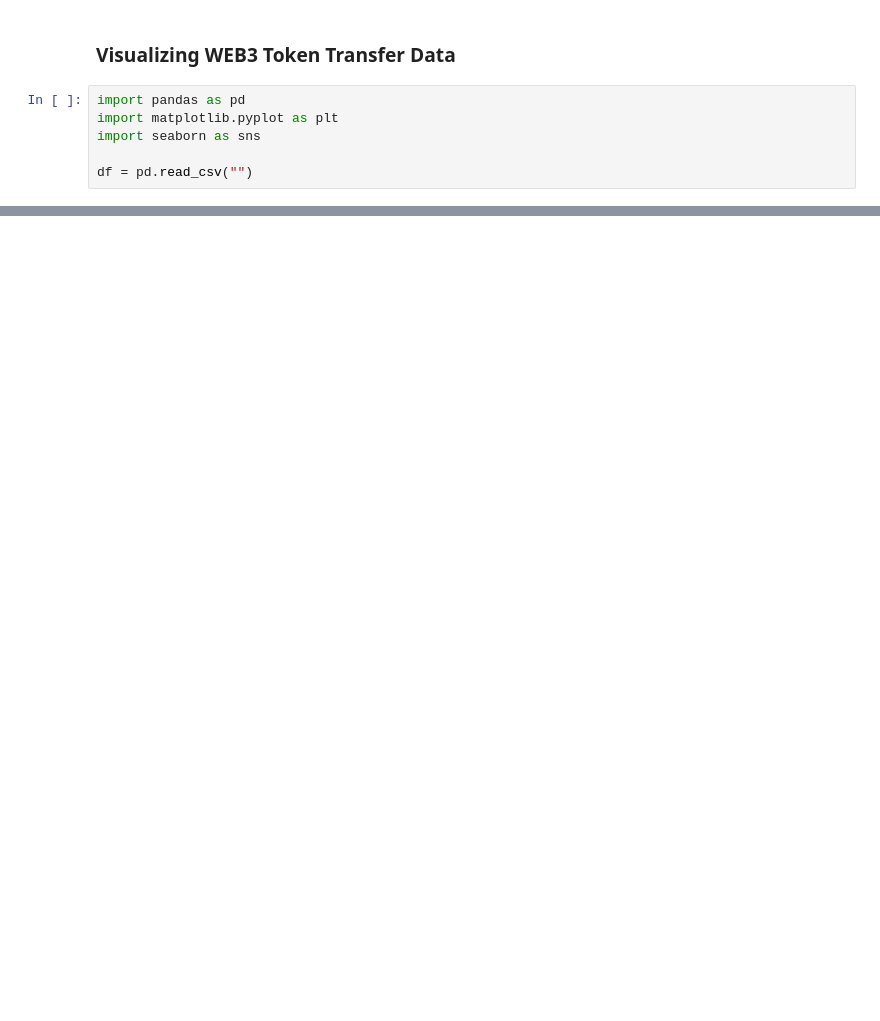
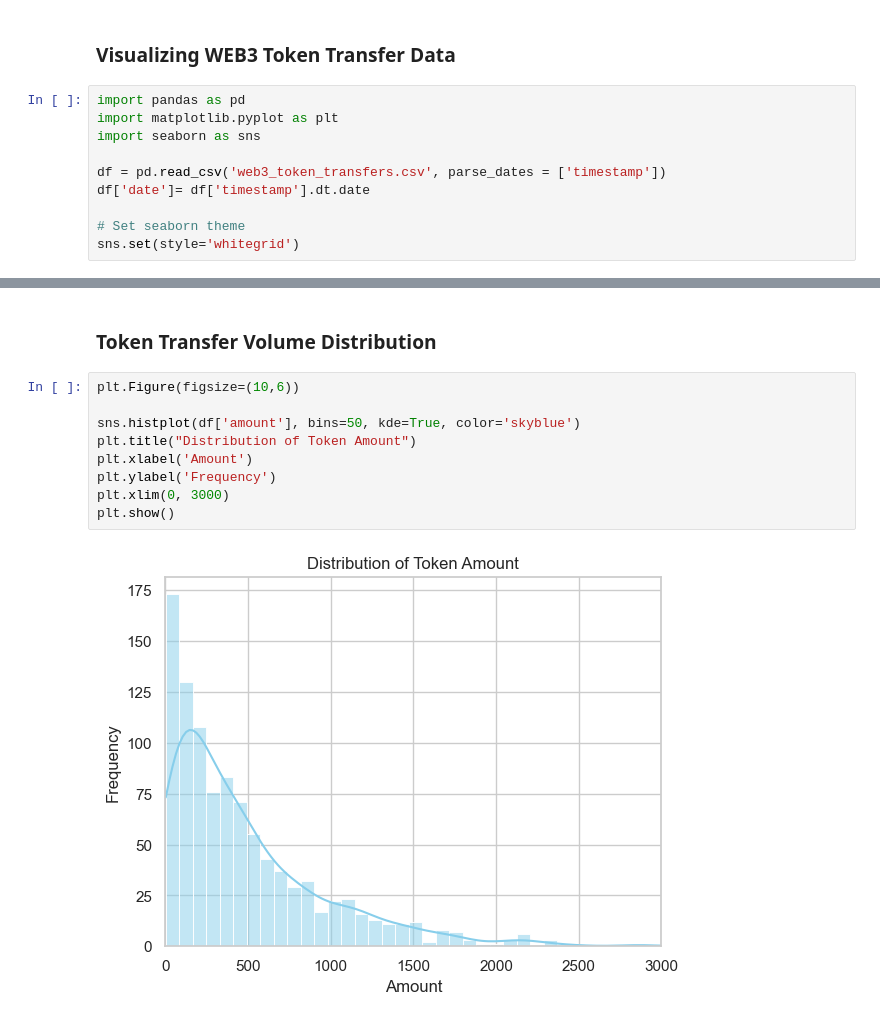
Before and after one commit to Deevhyn/Python-Cohort-1, a Jupyter notebook: Module_2/02_Data_vis_using_matplotlib_and_seaborn.ipynb, the cells around one changed output, grey strips where cells are left out. Saved outputs shown, nothing was run; the diff lists cells and outputs as text; blank space fills up the shorter version.

```diff
--- a/Module_2/02_Data_vis_using_matplotlib_and_seaborn.ipynb
+++ b/Module_2/02_Data_vis_using_matplotlib_and_seaborn.ipynb
@@ -129,4 +126,8 @@ import pandas as pd
 import matplotlib.pyplot as plt
 import seaborn as sns
 
-df = pd.read_csv("")
+df = pd.read_csv('web3_token_transfers.csv', parse_dates = ['timestamp'])
+df['date']= df['timestamp'].dt.date
+
+# Set seaborn theme
+sns.set(style='whitegrid')
@@ -132,0 +143,13 @@ df = pd.read_csv("")
+# %% [markdown]
+### Token Transfer Volume Distribution
+# %%
+plt.Figure(figsize=(10,6))
+
+sns.histplot(df['amount'], bins=50, kde=True, color='skyblue')
+plt.title("Distribution of Token Amount")
+plt.xlabel('Amount')
+plt.ylabel('Frequency')
+plt.xlim(0, 3000)
+plt.show()
+# %% [output]
+[figure, added]
```
Also changed, not shown: parts of 3 cells of this notebook.
